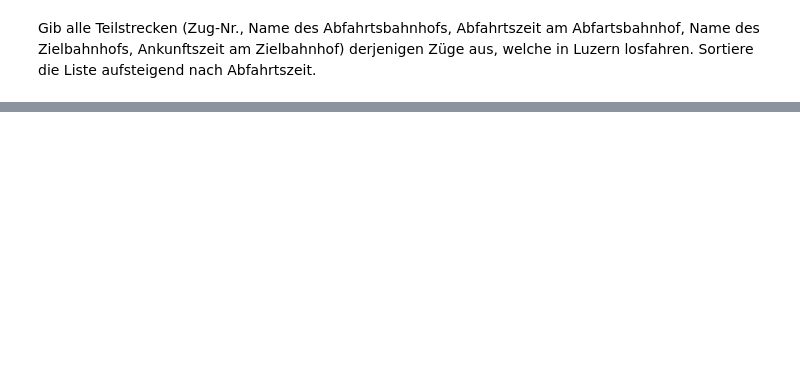
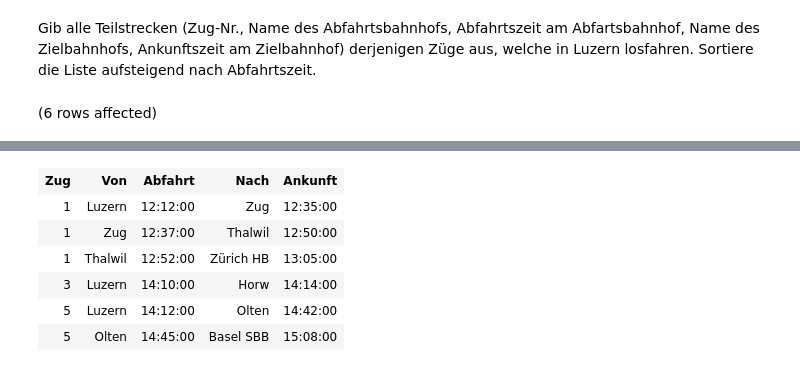
Before and after one commit to dDreistein/DatenModellieren, a Jupyter notebook: DatenAuslesenZugdatenbank.ipynb, the cells around one changed output, grey strips where cells are left out. Drawn from its saved outputs; the diff is of its cells as text; code cells hidden in the pictures; blank space fills up the shorter version.

```diff
--- a/DatenAuslesenZugdatenbank.ipynb
+++ b/DatenAuslesenZugdatenbank.ipynb
@@ -201,2 +224,10 @@ Erstelle eine "Ankunftsliste", d.h. eine Liste mit dem Namen aller Bahnhöfe, an
 # %% [markdown]
 Gib alle Teilstrecken (Zug-Nr., Name des Abfahrtsbahnhofs, Abfahrtszeit am Abfartsbahnhof, Name des Zielbahnhofs, Ankunftszeit am Zielbahnhof) derjenigen Züge aus, welche in Luzern losfahren. Sortiere die Liste aufsteigend nach Abfahrtszeit.
+# %%
+SELECT Zug, Von, Abfahrt, Nach, Ankunft
+FROM Verbindet
+INNER JOIN Zuege ON Verbindet.Zug = Zuege.ZugNr
+WHERE Zuege.Start = 'Luzern'
+ORDER BY Abfahrt ASC
+# %% [output]
+(6 rows affected)
@@ -202,0 +235,7 @@ Gib alle Teilstrecken (Zug-Nr., Name des Abfahrtsbahnhofs, Abfahrtszeit am Abfar
+| Zug | Von | Abfahrt | Nach | Ankunft |
+| 1 | Luzern | 12:12:00 | Zug | 12:35:00 |
+| 1 | Zug | 12:37:00 | Thalwil | 12:50:00 |
+| 1 | Thalwil | 12:52:00 | Zürich HB | 13:05:00 |
+| 3 | Luzern | 14:10:00 | Horw | 14:14:00 |
+| 5 | Luzern | 14:12:00 | Olten | 14:42:00 |
+| 5 | Olten | 14:45:00 | Basel SBB | 15:08:00 |
```
Also changed, not shown: parts of 2 cells of this notebook.
